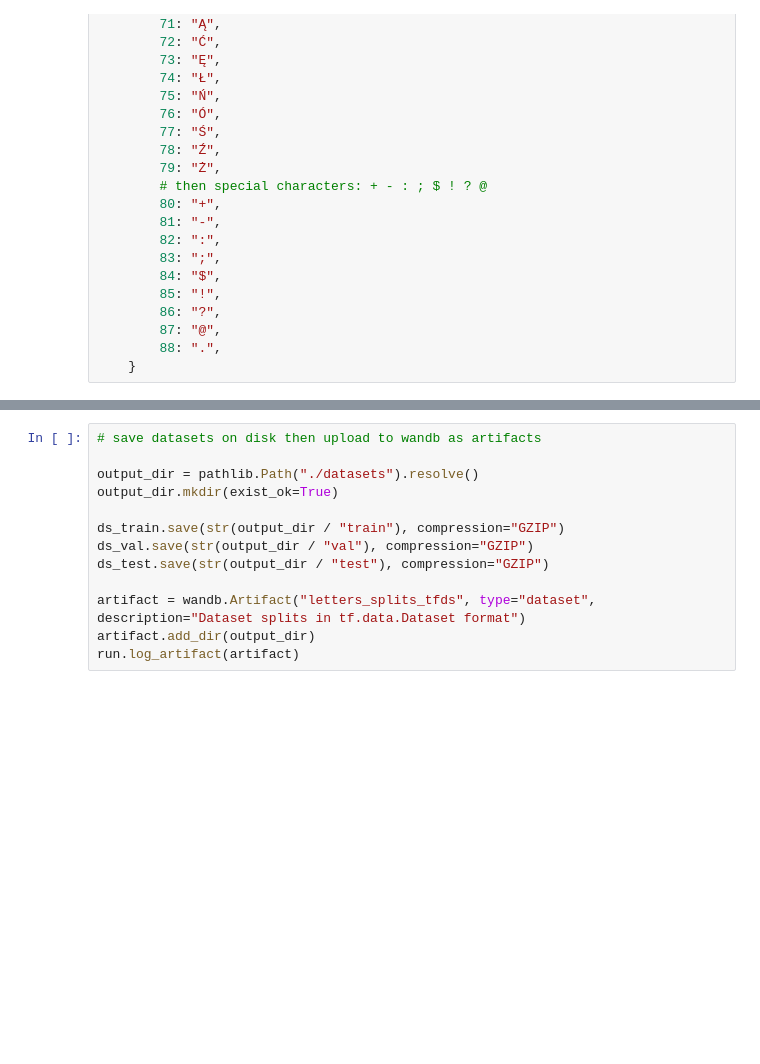
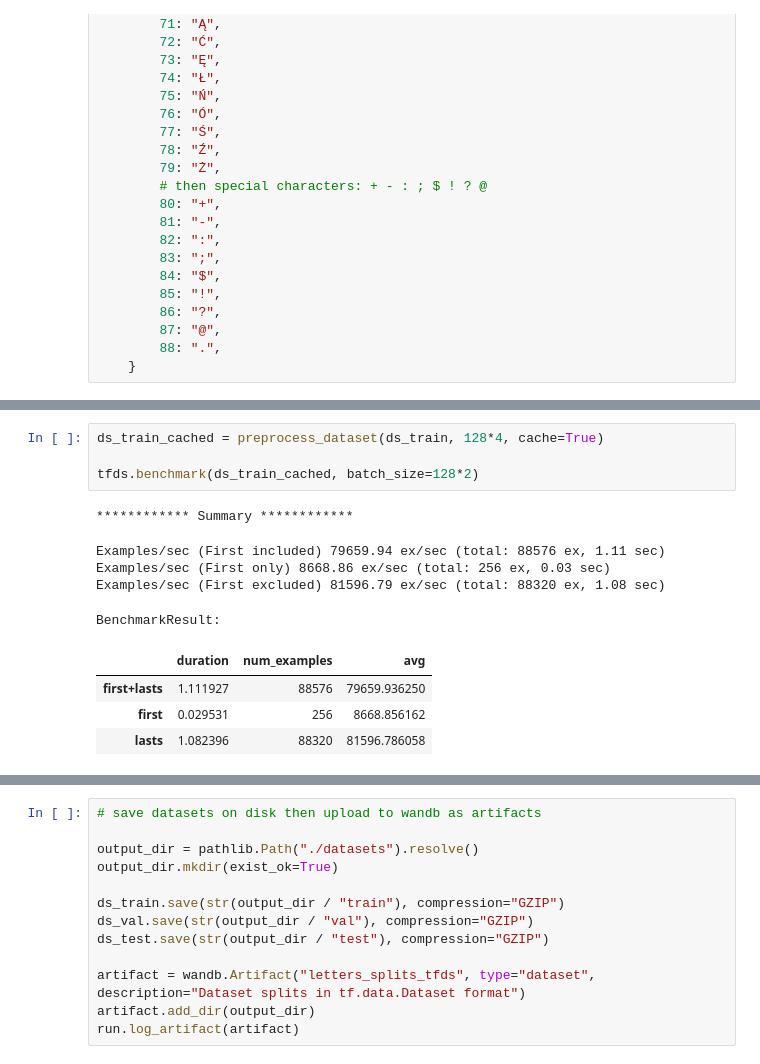
Before and after one commit to WestedCrean/master-thesis, a Jupyter notebook: notebooks/dataset_overview.ipynb, the cells around one changed output, grey strips where cells are left out. Drawn from its saved outputs; the diff is of its cells as text; blank space fills up the shorter version.

```diff
--- a/notebooks/dataset_overview.ipynb
+++ b/notebooks/dataset_overview.ipynb
@@ -201,0 +276,14 @@ wandb:   9 of 9 files downloaded.
+# %%
+ds_train_cached = preprocess_dataset(ds_train, 128*4, cache=True)
+
+tfds.benchmark(ds_train_cached, batch_size=128*2)
+# %% [output]
+************ Summary ************
+Examples/sec (First included) 79659.94 ex/sec (total: 88576 ex, 1.11 sec)
+Examples/sec (First only) 8668.86 ex/sec (total: 256 ex, 0.03 sec)
+Examples/sec (First excluded) 81596.79 ex/sec (total: 88320 ex, 1.08 sec)
+BenchmarkResult:
+|  | duration | num_examples | avg |
+| first+lasts | 1.111927 | 88576 | 79659.936250 |
+| first | 0.029531 | 256 | 8668.856162 |
+| lasts | 1.082396 | 88320 | 81596.786058 |
```
Also changed, not shown: parts of 8 cells of this notebook, 15 other files.
